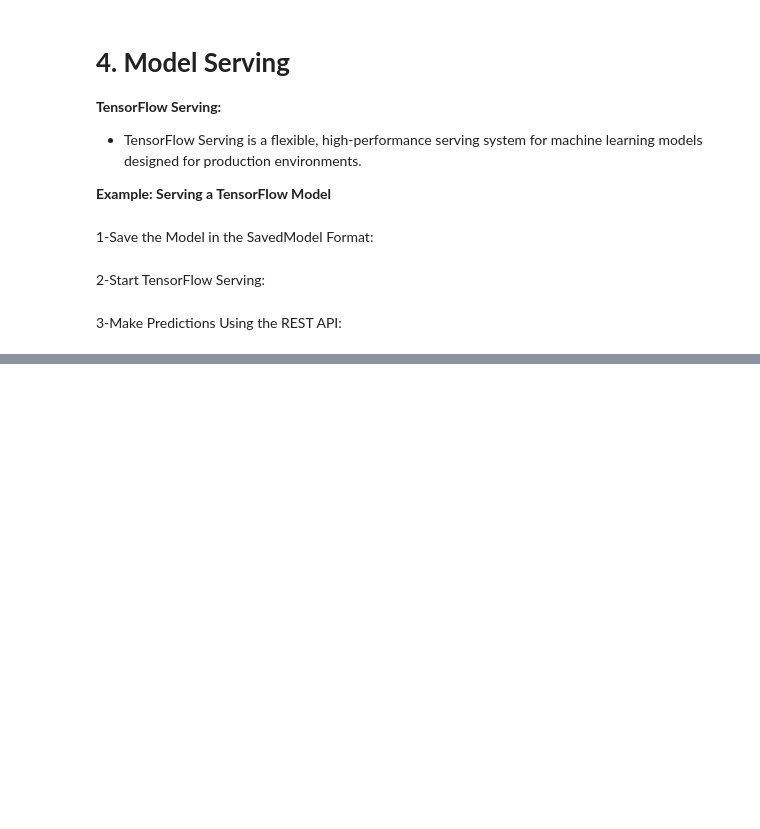
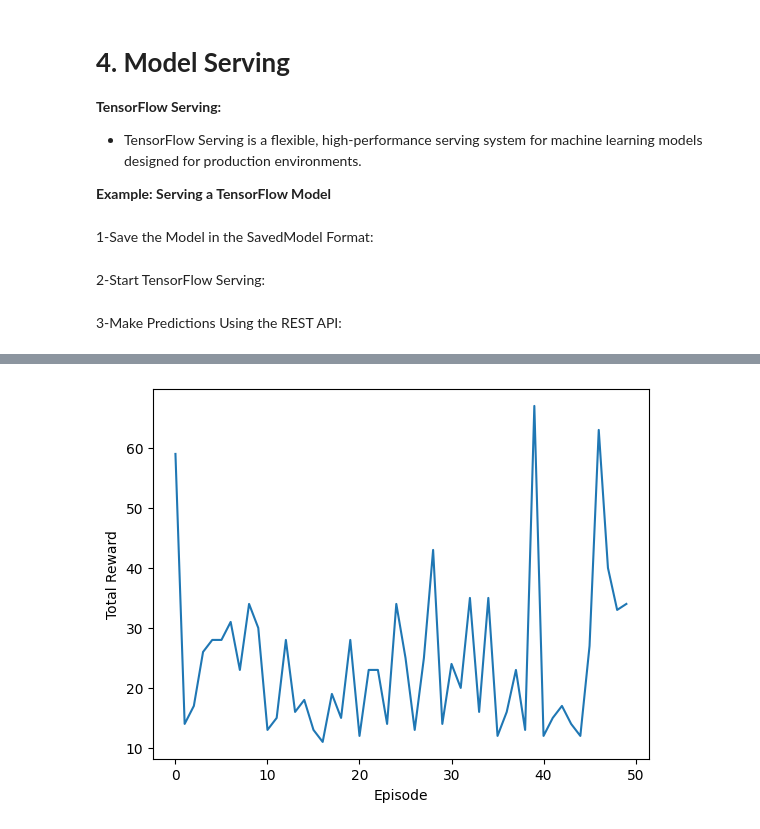
Before and after one commit to mukeshrock7897/TensorFlow_Notes, a Jupyter notebook: Advanced_Level.ipynb, the cells around one changed output, grey strips where cells are left out. Drawn from its saved outputs; the diff is of its cells as text; code cells hidden in the pictures; blank space fills up the shorter version.

```diff
--- a/Advanced_Level.ipynb
+++ b/Advanced_Level.ipynb
@@ -1199,0 +1311,73 @@ print(predictions)
+# %%
+import gym
+import numpy as np
+import tensorflow as tf
+from tensorflow.keras import layers
+import matplotlib.pyplot as plt
+
+env = gym.make('CartPole-v1')
+
+num_actions = env.action_space.n
+state_shape = env.observation_space.shape
+
+model = tf.keras.Sequential([
+    layers.Dense(24, activation='relu', input_shape=state_shape),
+    layers.Dense(24, activation='relu'),
+    layers.Dense(num_actions, activation='linear')
+])
+
+optimizer = tf.keras.optimizers.Adam(learning_rate=0.001)
+loss_function = tf.keras.losses.Huber()
+
+gamma = 0.99  # Discount factor
+
+def get_action(state, epsilon):
+    if np.random.rand() < epsilon:
+        return np.random.choice(num_actions)
+    q_values = model.predict(state[np.newaxis])
+    return np.argmax(q_values[0])
+
+def update_model(state, action, reward, next_state, done):
+    q_values = model.predict(state[np.newaxis])
+    next_q_values = model.predict(next_state[np.newaxis])
+    target = reward + (1 - done) * gamma * np.amax(next_q_values[0])
+    q_values[0][action] = target
+
+    with tf.GradientTape() as tape:
+        q_values_pred = model(state[np.newaxis])
+        loss = loss_function(q_values_pred, q_values)
+
+    grads = tape.gradient(loss, model.trainable_variables)
+    optimizer.apply_gradients(zip(grads, model.trainable_variables))
+
+episodes = 50
+epsilon = 1.0
+epsilon_decay = 0.995
+min_epsilon = 0.01
+
+rewards = []
+
+for episode in range(episodes):
+    state = env.reset()
+    total_reward = 0
+
+    for _ in range(200):
+        action = get_action(state, epsilon)
+        next_state, reward, done, _ = env.step(action)
+        update_model(state, action, reward, next_state, done)
+
+        state = next_state
+        total_reward += reward
+
+        if done:
+            break
+
+    epsilon = max(min_epsilon, epsilon * epsilon_decay)
+    rewards.append(total_reward)
+    print(f'Episode: {episode + 1}, Total Reward: {total_reward}')
+
+plt.plot(rewards)
+plt.xlabel('Episode')
+plt.ylabel('Total Reward')
+plt.show()
+# %% [output]
@@ -1199,0 +1401 @@ print(predictions)
+[figure, added]
```
Also changed, not shown: parts of 16 cells of this notebook.
